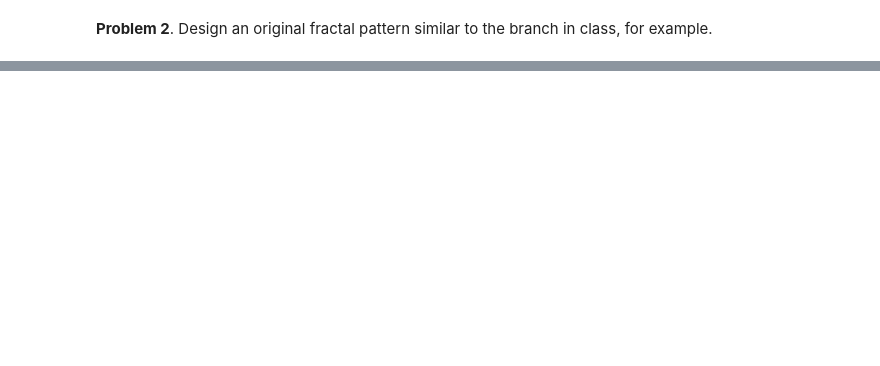
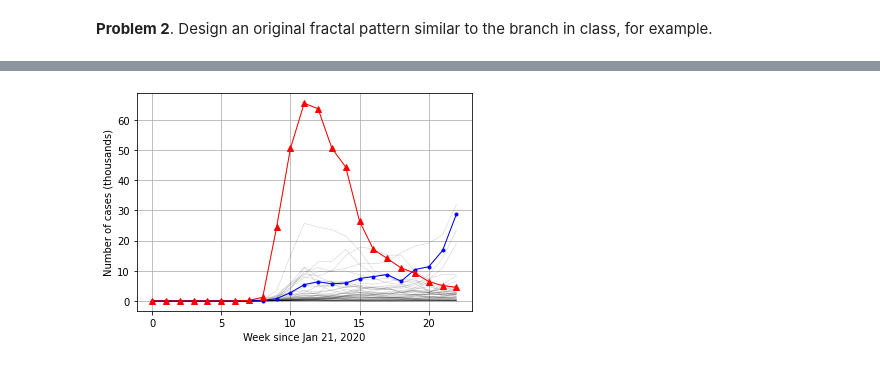
Before and after one commit to msds-5x01/python-programming-for-data-science, a Jupyter notebook: notebooks/007-Recursion.ipynb, the cells around one changed output, grey strips where cells are left out. Saved outputs shown, nothing was run; the diff lists cells and outputs as text; code cells hidden in the pictures; blank space fills up the shorter version.

```diff
--- a/notebooks/007-Recursion.ipynb
+++ b/notebooks/007-Recursion.ipynb
@@ -785,0 +712,14 @@ count_vowels('vowels')
+# %%
+# Binned by week
+new_cases = np.diff(case_matrix[:, ::7], axis=1, prepend=0)
+weeks = np.arange(new_cases.shape[1])
+plt.plot(weeks, new_cases.T/1000, color='black', linewidth=0.5, alpha=0.2);
+i = state_names.index('Texas')
+plt.plot(weeks, new_cases[i]/1000, '.-', color='blue', linewidth=1)
+i = state_names.index('New York')
+plt.plot(weeks, new_cases[i]/1000, '^-', color='red', linewidth=1)
+plt.grid(True)
+plt.xlabel('Week since Jan 21, 2020')
+plt.ylabel('Number of cases (thousands)');
+# %% [output]
+[figure, added]
```
Also changed, not shown: parts of 48 cells of this notebook.
